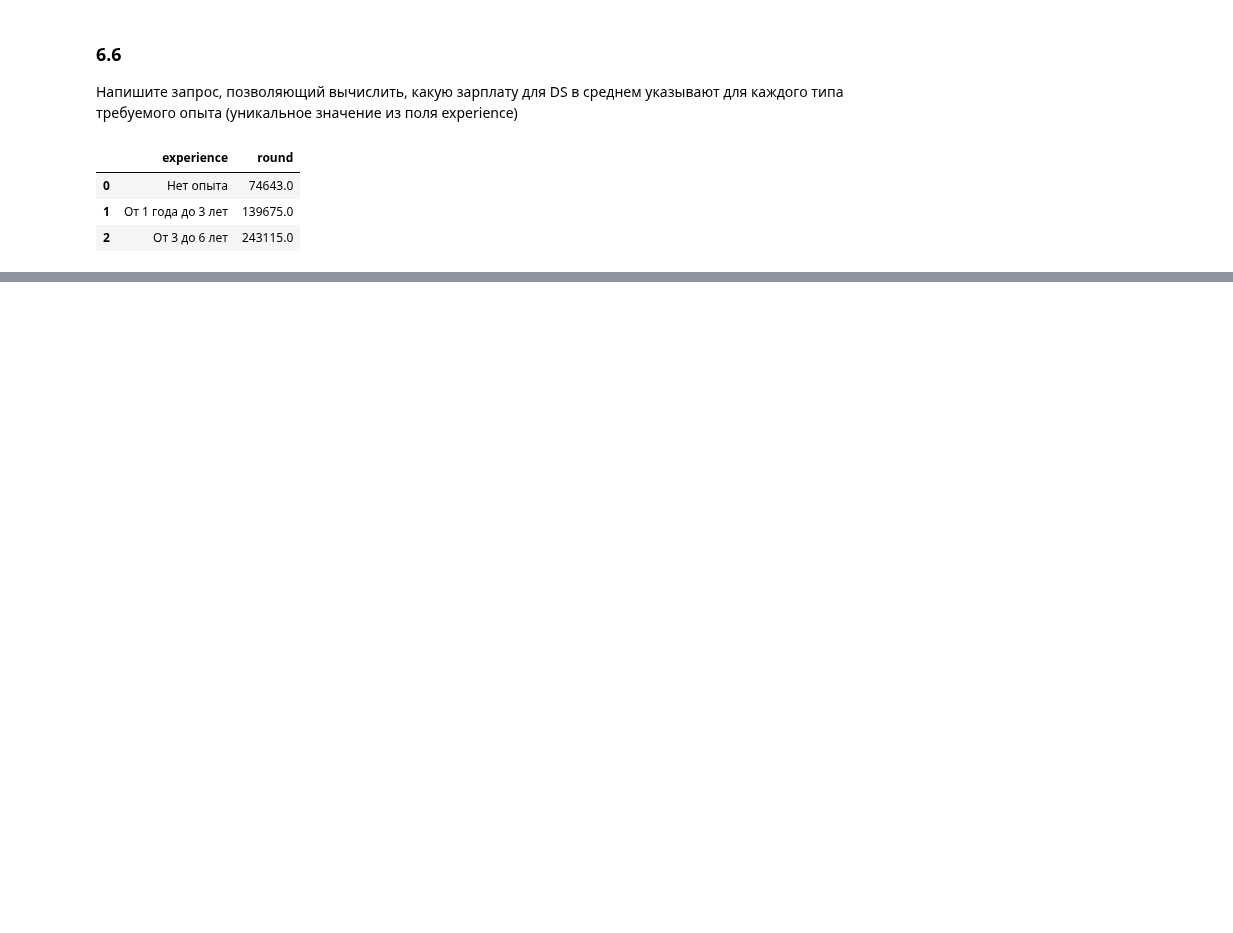
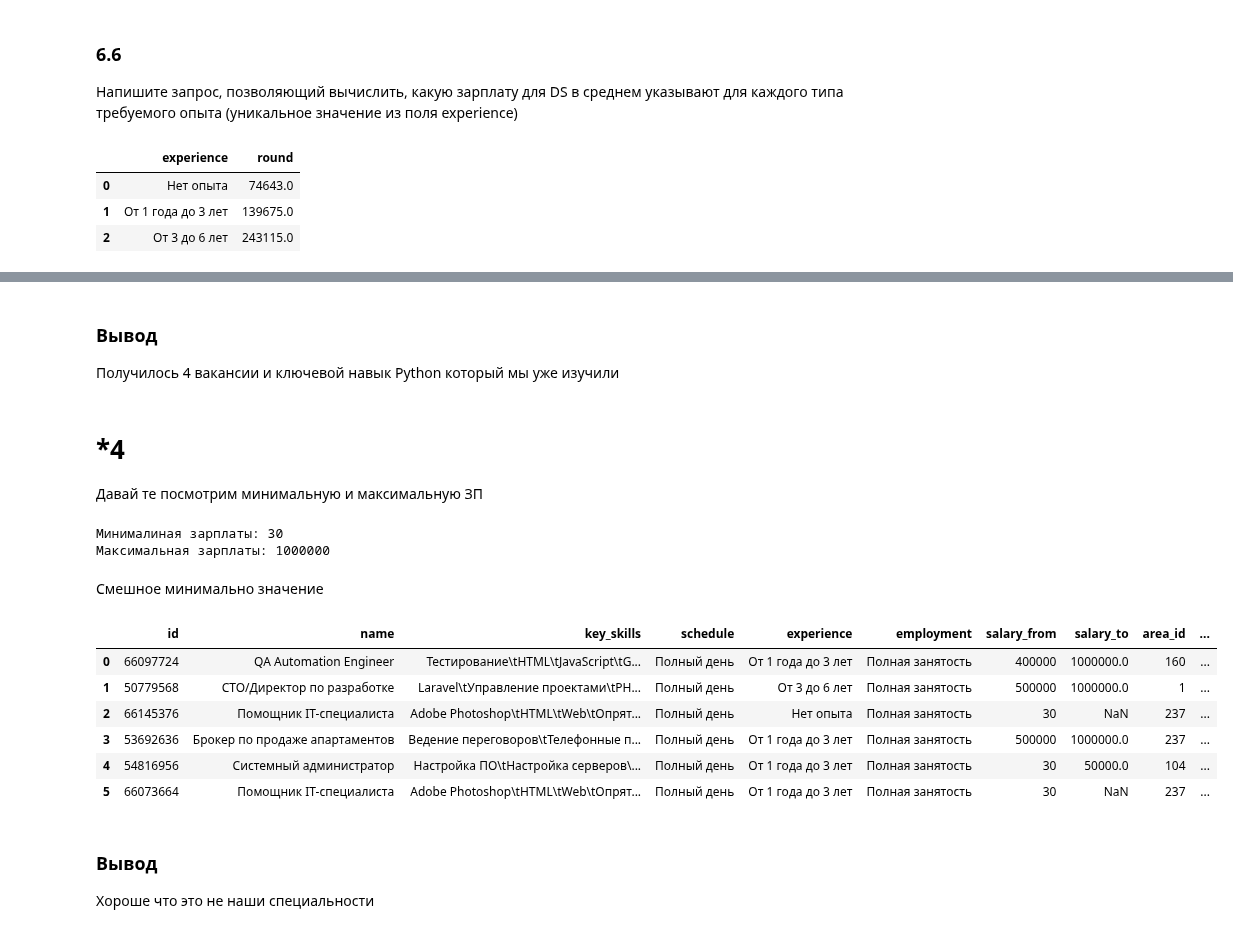
Before and after one commit to GloriTV/Lesson, a Jupyter notebook: Project_2/Project_2.ipynb, the cells around one changed output, grey strips where cells are left out. Drawn from its saved outputs; the diff is of its cells as text; code cells hidden in the pictures; blank space fills up the shorter version.

```diff
--- a/Project_2/Project_2.ipynb
+++ b/Project_2/Project_2.ipynb
@@ -461,3 +939,48 @@ zapr(query)
+# %% [markdown]
+### Вывод
+Получилось 4 вакансии и ключевой навык Python который мы уже изучили
+# %% [markdown]
+# *4
+Давай те посмотрим минимальную и максимальную ЗП
+# %%
+# код запроса представляет из себя строковую переменную
+# Применяем агрегирующию функцию MIN и MAX
+query = f'''select MIN(salary_from) AS AVG_MIN,
+                    MAX(salary_to) AS AVG_MAX
+            from VACANCIES
+         '''
+# вывести результат
+print ('Минималиная зарплаты:',zapr(query).iloc[0,0])
+print ('Максимальная зарплаты:',zapr(query).iloc[0,1])
+# %% [output]
+Минималиная зарплаты: 30
+Максимальная зарплаты: 1000000
+# %% [markdown]
+Смешное минимально значение
+# %%
+# код запроса представляет из себя строковую переменную
+# добавляем колонки с MIN и MAX
+# фильтруем
+query = f'''SELECT *
+            FROM
+            (select *,MIN(salary_from) OVER() AS AVG_MIN,
+                    MAX(salary_to) OVER() AS AVG_MAX
+            from VACANCIES) AS z
+            WHERE AVG_MIN=salary_from OR AVG_MAX=salary_to
+         '''
+# вывести результат
+zapr(query)
+# %% [output]
+|  | id | name | key_skills | schedule | experience | employment | salary_from | salary_to | area_id | ... |
+| 0 | 66097724 | QA Automation Engineer | Тестирование\tHTML\tJavaScript\tG... | Полный день | От 1 года до 3 лет | Полная занятость | 400000 | 1000000.0 | 160 | ... |
+| 1 | 50779568 | СТО/Директор по разработке | Laravel\tУправление проектами\tPH... | Полный день | От 3 до 6 лет | Полная занятость | 500000 | 1000000.0 | 1 | ... |
+| 2 | 66145376 | Помощник IT-специалиста | Adobe Photoshop\tHTML\tWeb\tОпрят... | Полный день | Нет опыта | Полная занятость | 30 | NaN | 237 | ... |
+| 3 | 53692636 | Брокер по продаже апартаментов | Ведение переговоров\tТелефонные п... | Полный день | От 1 года до 3 лет | Полная занятость | 500000 | 1000000.0 | 237 | ... |
+| 4 | 54816956 | Системный администратор | Настройка ПО\tНастройка серверов\... | Полный день | От 1 года до 3 лет | Полная занятость | 30 | 50000.0 | 104 | ... |
+| 5 | 66073664 | Помощник IT-специалиста | Adobe Photoshop\tHTML\tWeb\tОпрят... | Полный день | От 1 года до 3 лет | Полная занятость | 30 | NaN | 237 | ... |
+# %% [markdown]
+### Вывод
+Хороше что это не наши специальности
 # %%
 # не забываем закрыть соединение после окончания работы
 connection.close()
```
Also changed, not shown: parts of 70 cells of this notebook.
